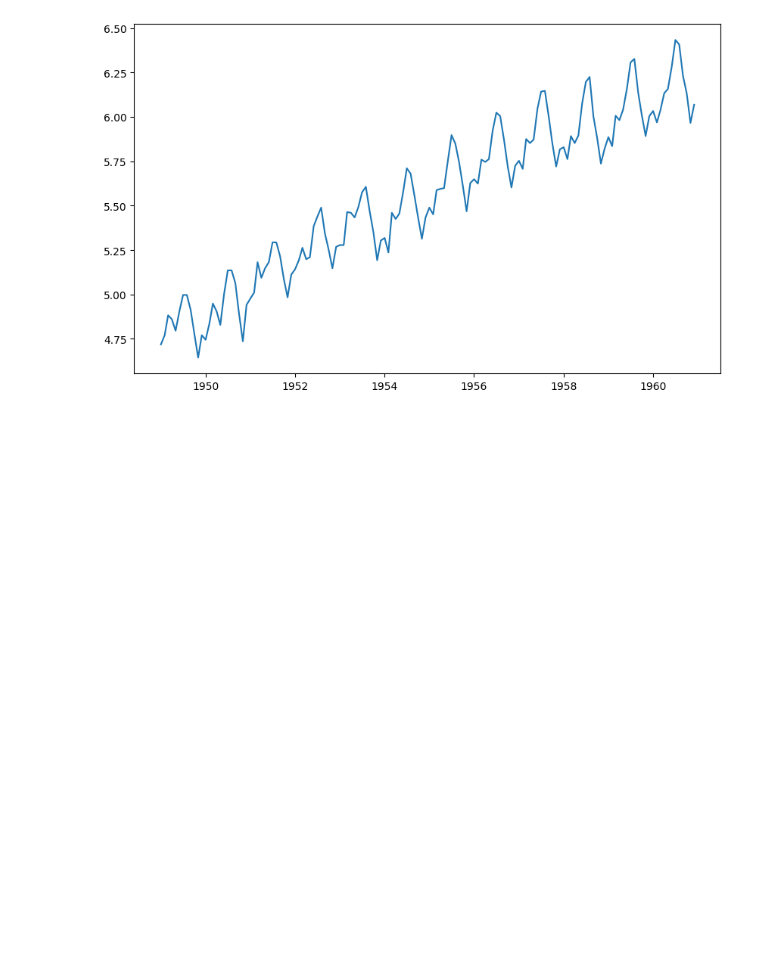
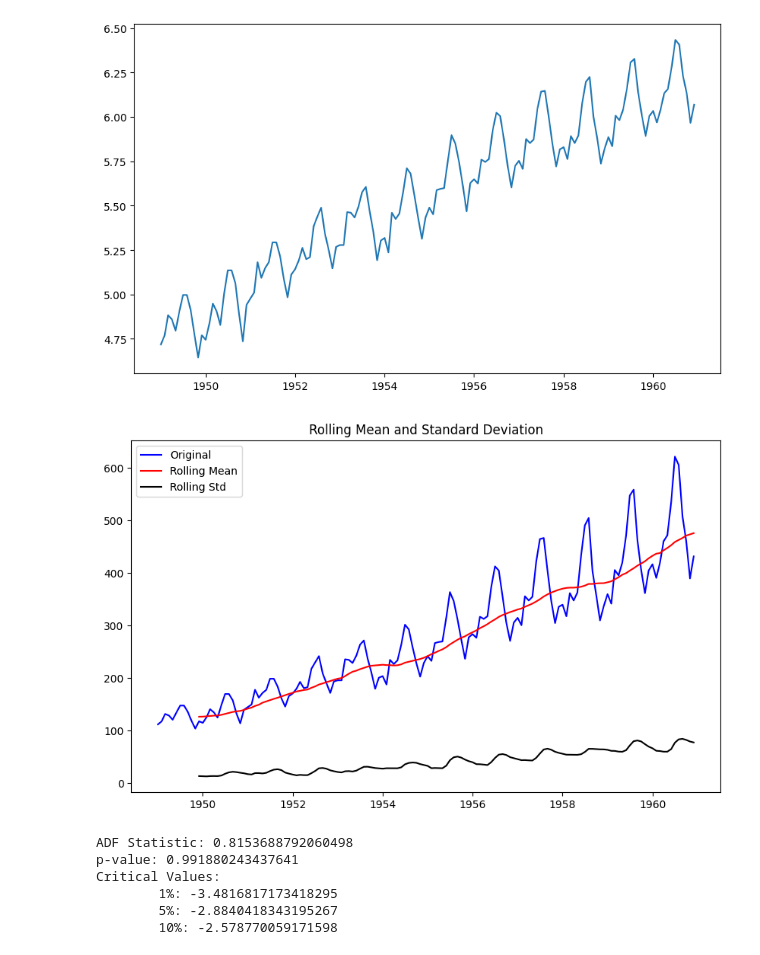
Before and after one commit to andugulasandhya/Sandhya1331, a Jupyter notebook: Arima.ipynb, the cells around one changed output. Drawn from its saved outputs; the diff is of its cells as text; code cells hidden in the pictures; blank space fills up the shorter version.

```diff
--- a/Arima.ipynb
+++ b/Arima.ipynb
@@ -72,3 +73,27 @@ plt.plot(df_log)
 # %% [output]
 [<matplotlib.lines.Line2D at 0x...>]
 [figure]
+# %%
+orig = plt.plot(indexedData, color='blue', label='Original')
+mean = plt.plot(rolmean, color='red', label='Rolling Mean')
+std = plt.plot(rolstd, color='black', label="Rolling Std")
+plt.legend(loc='best')
+plt.title("Rolling Mean and Standard Deviation")
+plt.show()
+# %% [output]
+[figure, added]
+# %%
+from statsmodels.tsa.stattools import adfuller
+result = adfuller(indexedData['#Passengers'])
+print('ADF Statistic: {}'.format(result[0]))
+print('p-value: {}'.format(result[1]))
+print('Critical Values:')
+for key, value in result[4].items():
+    print('\t{}: {}'.format(key, value))
+# %% [output]
+ADF Statistic: 0.8153688792060498
+p-value: 0.991880243437641
+Critical Values:
+        1%: -3.4816817173418295
+        5%: -2.8840418343195267
+        10%: -2.578770059171598
```
Also changed, not shown: parts of 3 cells of this notebook.
